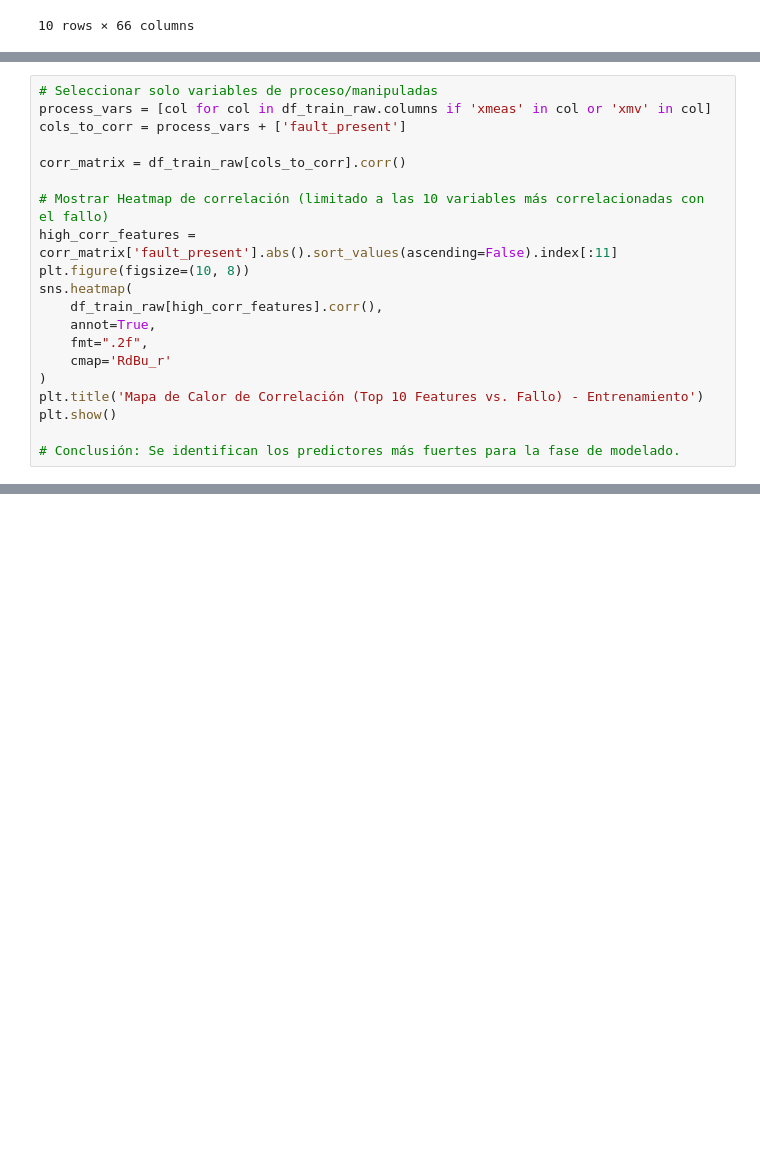
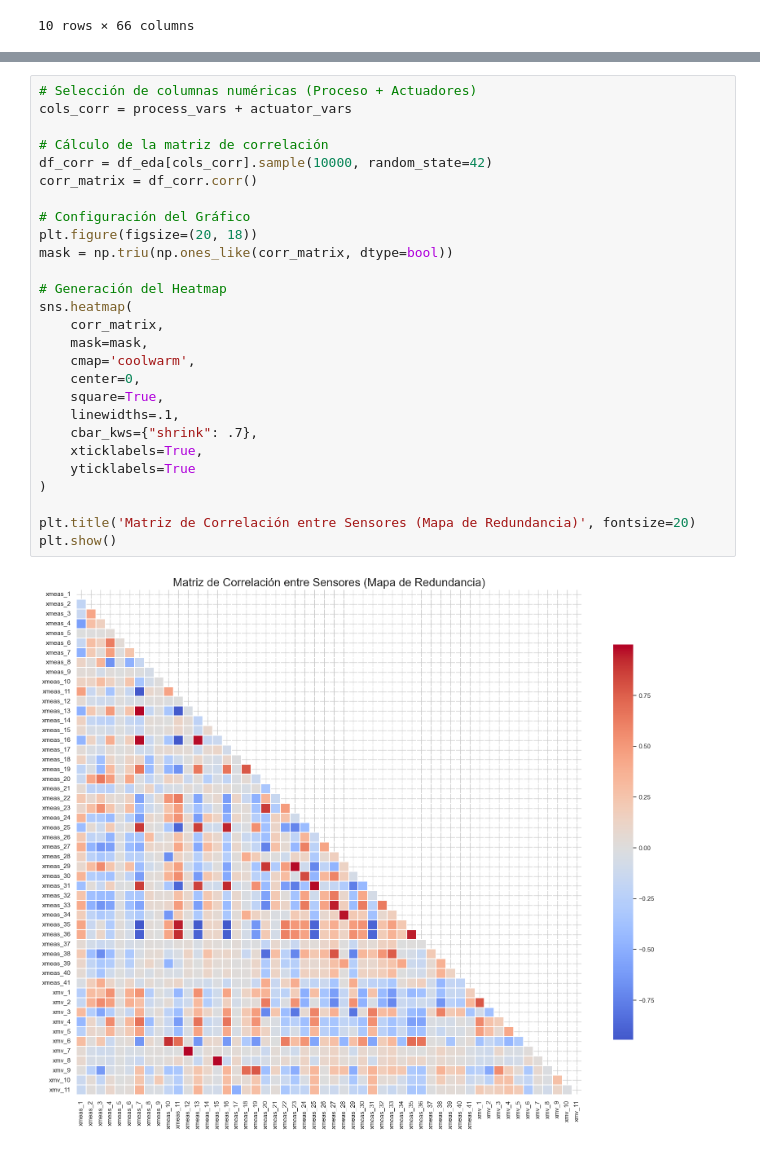
Before and after one commit to AlbaDelgadoO/proyecto_analitica, a Jupyter notebook: desc_dataset.ipynb, the cells around one changed output, grey strips where cells are left out. Saved outputs shown, nothing was run; the diff lists cells and outputs as text; blank space fills up the shorter version.

```diff
--- a/desc_dataset.ipynb
+++ b/desc_dataset.ipynb
@@ -402,20 +324,0 @@ El EDA se realizará principalmente sobre el conjunto de entrenamiento para ente
-# %%
-# Seleccionar solo variables de proceso/manipuladas
-process_vars = [col for col in df_train_raw.columns if 'xmeas' in col or 'xmv' in col]
-cols_to_corr = process_vars + ['fault_present']
-
-corr_matrix = df_train_raw[cols_to_corr].corr()
-
-# Mostrar Heatmap de correlación (limitado a las 10 variables más correlacionadas con el fallo)
-high_corr_features = corr_matrix['fault_present'].abs().sort_values(ascending=False).index[:11]
-plt.figure(figsize=(10, 8))
-sns.heatmap(
-    df_train_raw[high_corr_features].corr(),
-    annot=True,
-    fmt=".2f",
-    cmap='RdBu_r'
-)
-plt.title('Mapa de Calor de Correlación (Top 10 Features vs. Fallo) - Entrenamiento')
-plt.show()
-
-# Conclusión: Se identifican los predictores más fuertes para la fase de modelado.
@@ -448,0 +446,29 @@ El rango de variación del fallo (la sombra naranja) es mucho más amplio que la
+# %%
+# Selección de columnas numéricas (Proceso + Actuadores)
+cols_corr = process_vars + actuator_vars
+
+# Cálculo de la matriz de correlación
+df_corr = df_eda[cols_corr].sample(10000, random_state=42)
+corr_matrix = df_corr.corr()
+
+# Configuración del Gráfico
+plt.figure(figsize=(20, 18))
+mask = np.triu(np.ones_like(corr_matrix, dtype=bool))
+
+# Generación del Heatmap
+sns.heatmap(
+    corr_matrix,
+    mask=mask,
+    cmap='coolwarm',
+    center=0,
+    square=True,
+    linewidths=.1,
+    cbar_kws={"shrink": .7},
+    xticklabels=True,
+    yticklabels=True
+)
+
+plt.title('Matriz de Correlación entre Sensores (Mapa de Redundancia)', fontsize=20)
+plt.show()
+# %% [output]
+[figure, added]
```
Also changed, not shown: parts of 34 cells of this notebook.
